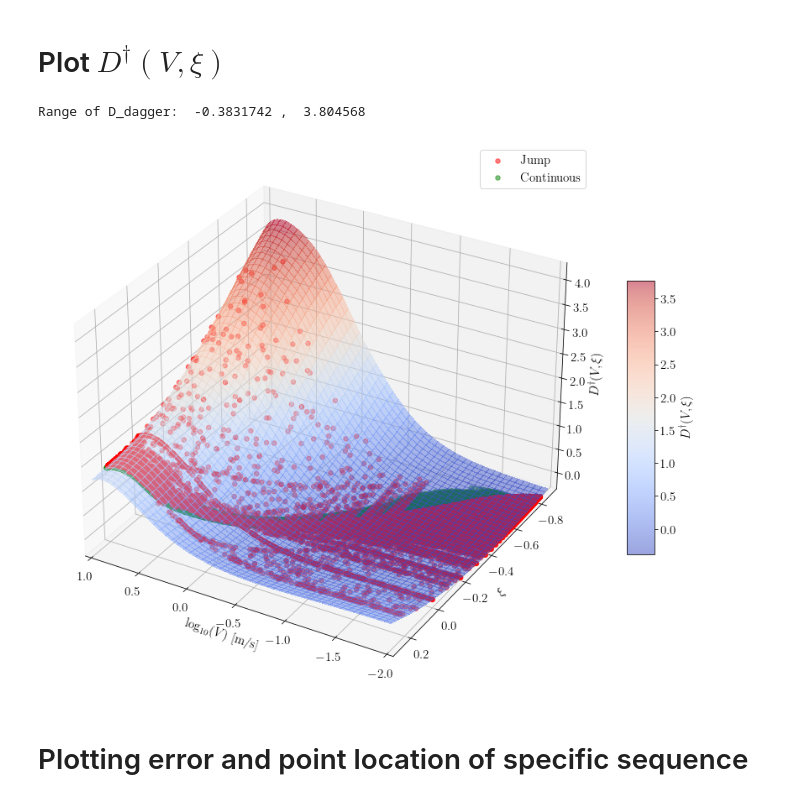
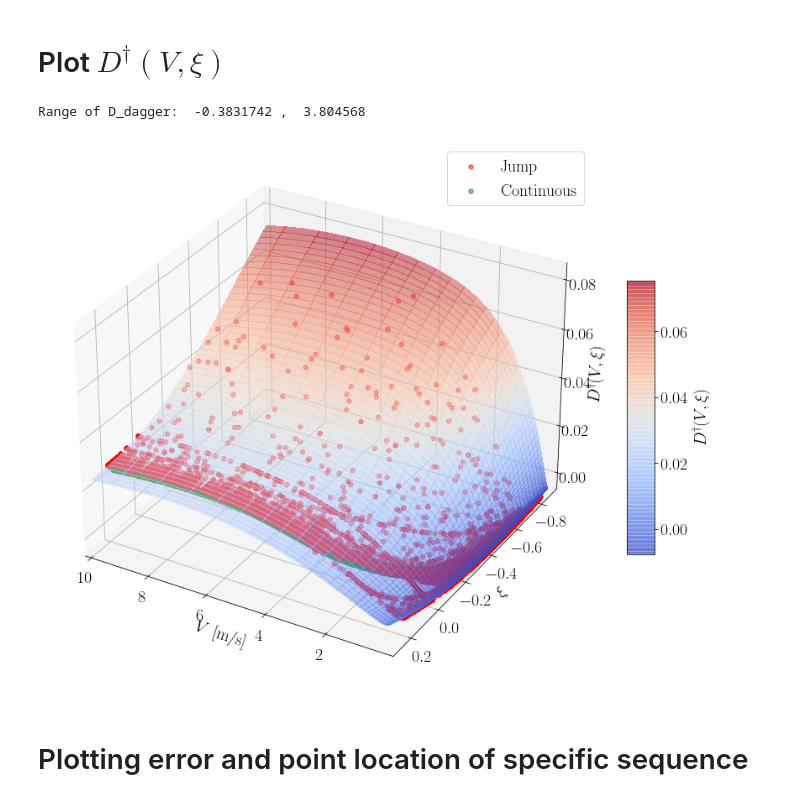
Before and after one commit to Shengduo/RateAndStateWithPotential, a Jupyter notebook: PlotPotentials.ipynb, the cells around one changed output. Drawn from its saved outputs; the diff is of its cells as text; code cells hidden in the pictures.

```diff
--- a/PlotPotentials.ipynb
+++ b/PlotPotentials.ipynb
@@ -235,12 +235,16 @@ for dataPrefix in dataPrefixs:
 from matplotlib import cm
 from matplotlib.ticker import LinearLocator
 
-# Font size
-fsize = 15
+# Offset and scaling factor
+fOffSet = 0.5109
+scaling_factor = 50.
 # %%
+# Font size
+fsize = 20
+
 # Compute values for the 2D map
 DotX, Xi = np.meshgrid(dotX, xi)
-logVFlag = True
+logVFlag = False
 
 # Initialize the plot
 fig, ax = plt.subplots(figsize = (15, 12), subplot_kw={"projection": "3d"})
@@ -262,7 +266,7 @@ for idx in range(len(legends)):
 
     ax.scatter(Vin,
             D_dagger_dataPts[:, 1],
-            D_dagger_dataPts_val,
+            D_dagger_dataPts_val / scaling_factor,
             s=30,
             marker="o",
             alpha=0.5,
@@ -281,33 +285,33 @@ print("Range of D_dagger: ", min(D_dagger_val.flatten()), ", ", max(D_dagger_val
 if logVFlag:
     Vin = np.log10(DotX)
 else:
     Vin = DotX
 
-surf = ax.plot_surface(Vin, Xi, D_dagger_val, cmap=cm.coolwarm,
+surf = ax.plot_surface(Vin, Xi, D_dagger_val / scaling_factor, cmap=cm.coolwarm,
                        linewidth=0, antialiased=False, alpha=0.5)
 
 if logVFlag:
     ax.set_xlim(np.min(Vin), np.max(Vin))
     ax.set_ylim(np.min(Xi), np.max(Xi))
 else:
     ax.set_xlim(np.min(Vin), np.max(Vin))
     ax.set_ylim(np.min(Xi), np.max(Xi))
-ax.set_zlim(-0.25, 4.25)
+ax.set_zlim(-0.25 / scaling_factor, 4.25 / scaling_factor)
 
 if logVFlag:
     ax.set_xlabel("$\log_{10}(V)$ [m/s]", fontsize=fsize)
 else:
     ax.set_xlabel("$V$ [m/s]", fontsize=fsize)
 ax.set_ylabel("$\\xi$",fontsize=fsize)
 ax.set_zlabel("$D^\dagger(V, \\xi)$", fontsize=fsize)
 
 # Add a color bar which maps values to colors.
 cb = fig.colorbar(surf, shrink=0.5, aspect=10)
 cb.set_label("$D^\dagger(V, \\xi)$", fontsize=fsize)
 cb.ax.tick_params(labelsize=fsize)
 ax.tick_params(axis='both', which='major', labelsize=fsize)
 
 plt.show()
 # %% [output]
 Range of D_dagger:  -0.3831742 ,  3.804568
-[figure, old version]
+[figure, new version]
```
Also changed, not shown: parts of 9 cells of this notebook, 4 other files.
